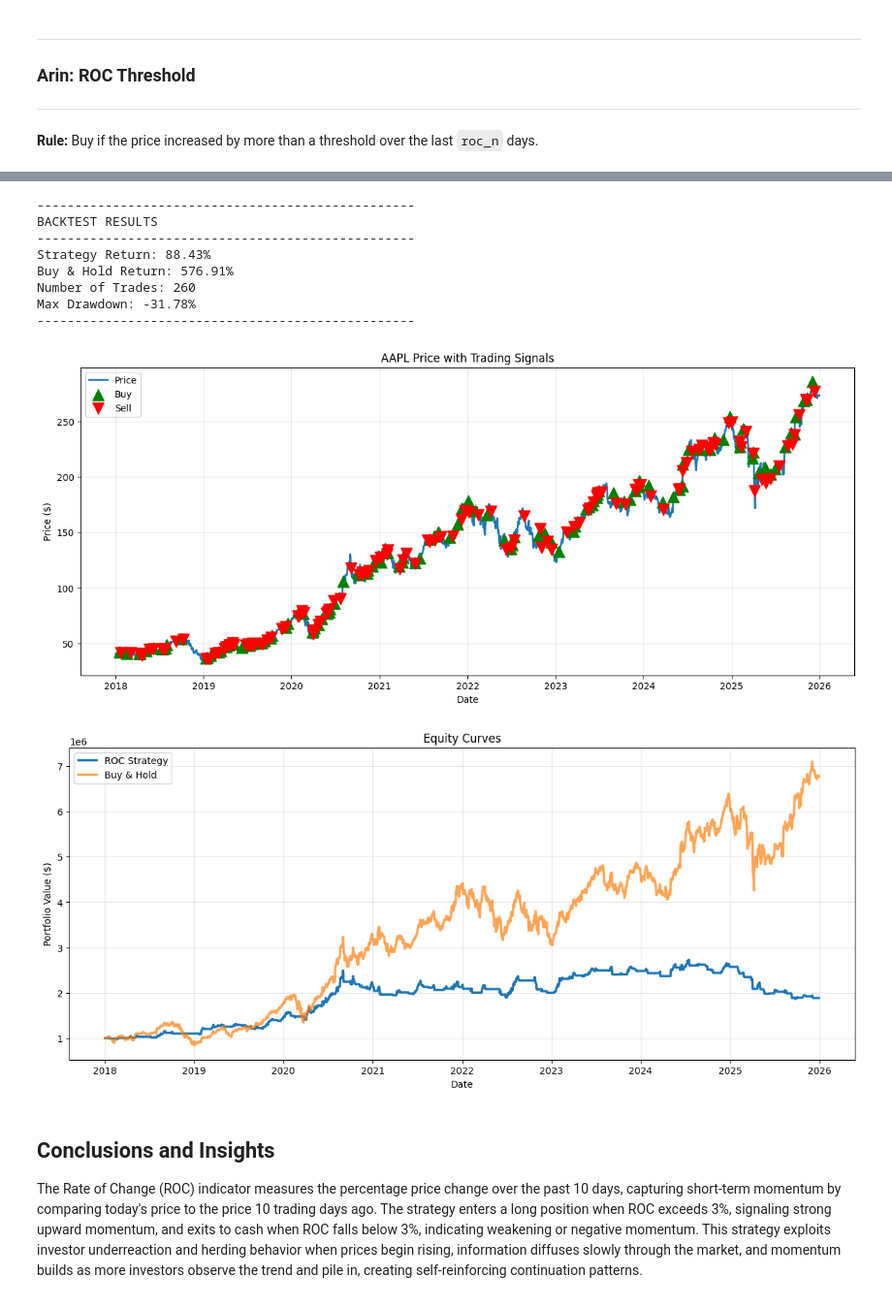
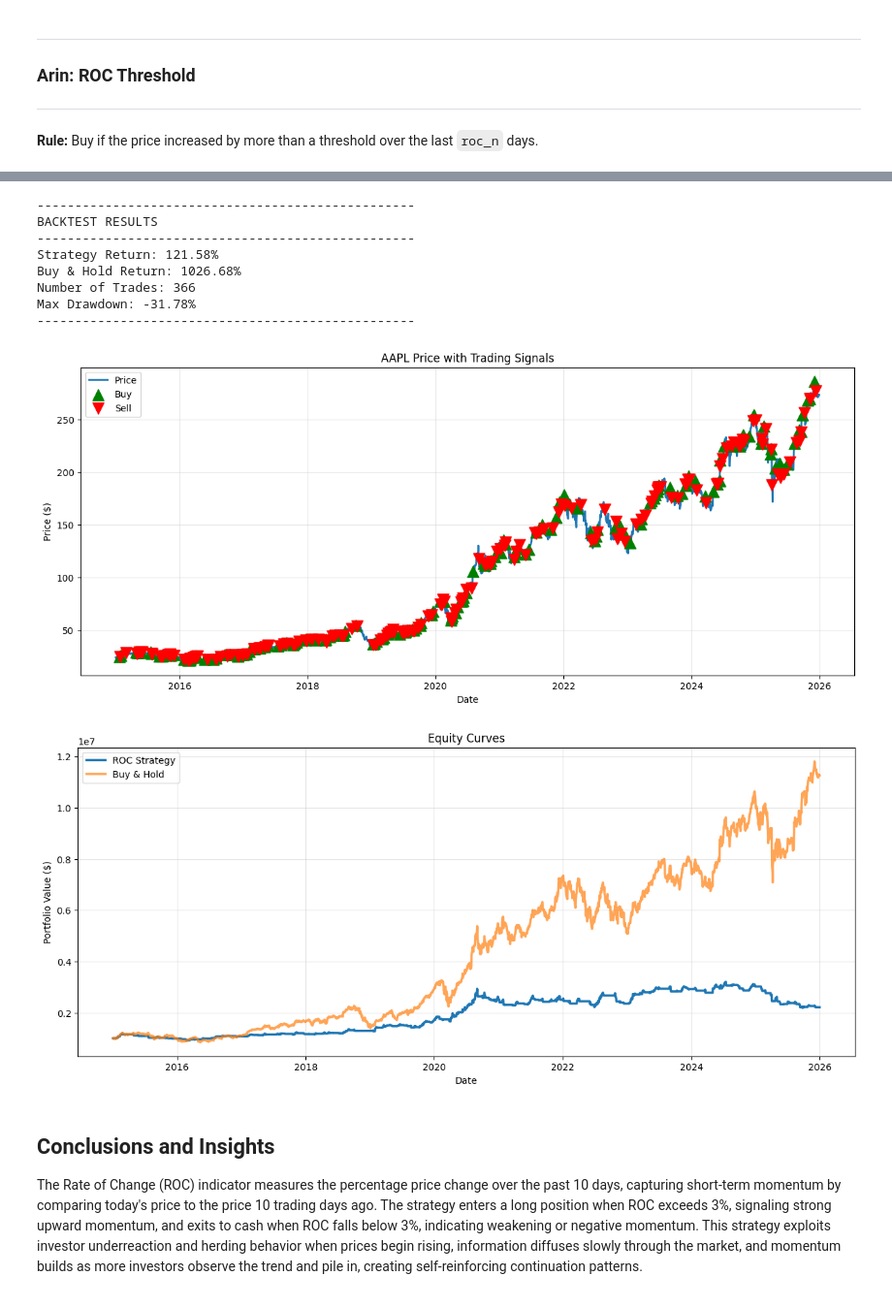
Before and after one commit to sivapira/Momentum_Trading_Project_FM, a Jupyter notebook: Final_FMA_File.ipynb, the cells around one changed output, grey strips where cells are left out. Shown at 97% size. Cells and saved outputs as stored; diff of their text form; code cells hidden in the pictures.

```diff
--- a/Final_FMA_File.ipynb
+++ b/Final_FMA_File.ipynb
@@ -218,7 +218,7 @@ params = {'roc_n': 10, 'roc_threshold': 3.0} # dictionary of parameters to pass
 
 trade_result = run_backtest(
     ticker='AAPL',
-    start='2018-01-01', # can change these as well
+    start='2015-01-01', # can change these as well
     end='2025-12-31',
     strategy_fn=roc_strategy, #use strat function just created to decide when to be long or in cash
     strategy_params=params
@@ -249,38 +249,38 @@ plt.scatter(trade_result.prices[buy].index, trade_result.prices[buy],
            marker='^', color='green', s=150, label='Buy', zorder=5)
 plt.scatter(trade_result.prices[sell].index, trade_result.prices[sell],
            marker='v', color='red', s=150, label='Sell', zorder=5)
 #formatted more
 plt.title('AAPL Price with Trading Signals')
 plt.xlabel('Date')
 plt.ylabel('Price ($)')
 plt.legend()
 plt.grid(alpha=0.3)
 plt.show()
 
 # equity chart
 plt.figure(figsize=(15, 6))
 plt.plot(trade_result.equity_strategy.index, trade_result.equity_strategy,
          label='ROC Strategy', linewidth=2.5)
 plt.plot(trade_result.equity_buyhold.index, trade_result.equity_buyhold,
          label='Buy & Hold', linewidth=2.5, alpha=0.7)
 plt.title('Equity Curves')
 plt.xlabel('Date')
 plt.ylabel('Portfolio Value ($)')
 plt.legend()
 plt.grid(alpha=0.3)
 plt.show()
 # %% [output]
 [figure]
 --------------------------------------------------
 BACKTEST RESULTS
 --------------------------------------------------
-Strategy Return: 88.43%
-Buy & Hold Return: 576.91%
-Number of Trades: 260
+Strategy Return: 121.58%
+Buy & Hold Return: 1026.68%
+Number of Trades: 366
 Max Drawdown: -31.78%
 --------------------------------------------------
-[figure, old version]
+[figure, new version]
-[figure, old version]
+[figure, new version]
 # %% [markdown]
  ## Conclusions and Insights
 
```
